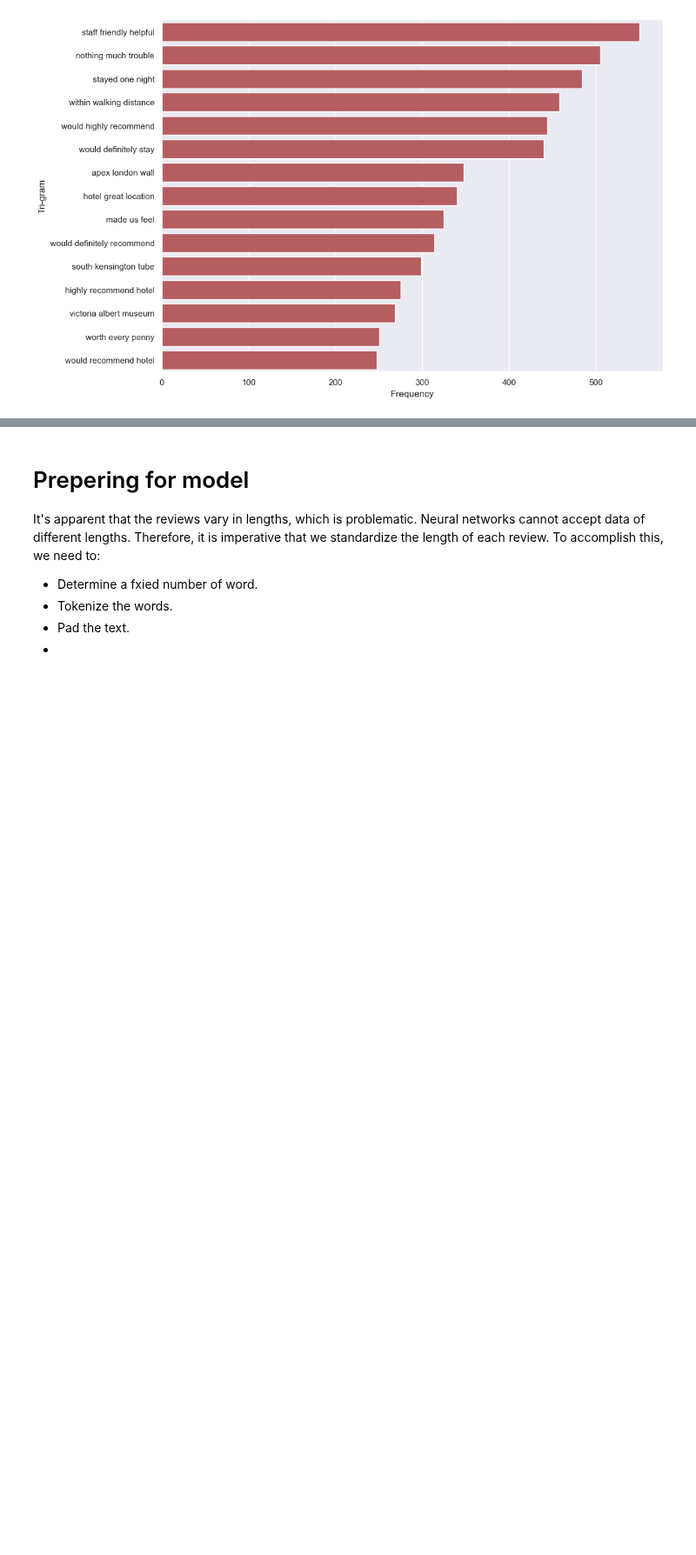
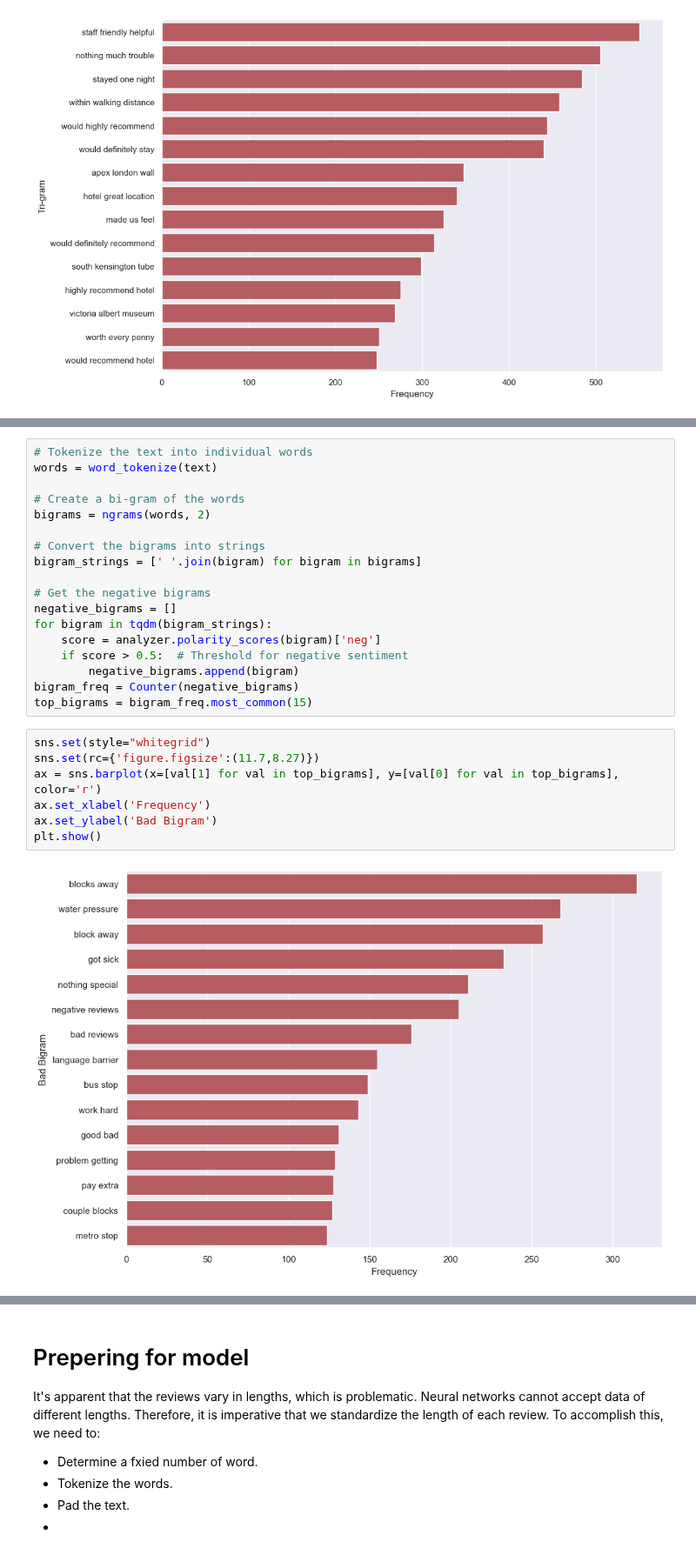
Before and after one commit to Shahmaan/Examensarbete_DS21, a Jupyter notebook: rnn_sentiment_analysis.ipynb, the cells around one changed output, grey strips where cells are left out. Shown at 87% size. Cells and saved outputs as stored; diff of their text form; blank space fills up the shorter version.

```diff
--- a/rnn_sentiment_analysis.ipynb
+++ b/rnn_sentiment_analysis.ipynb
@@ -407,0 +443,27 @@ plt.show()
+# %%
+# Tokenize the text into individual words
+words = word_tokenize(text)
+
+# Create a bi-gram of the words
+bigrams = ngrams(words, 2)
+
+# Convert the bigrams into strings
+bigram_strings = [' '.join(bigram) for bigram in bigrams]
+
+# Get the negative bigrams
+negative_bigrams = []
+for bigram in tqdm(bigram_strings):
+    score = analyzer.polarity_scores(bigram)['neg']
+    if score > 0.5:  # Threshold for negative sentiment
+        negative_bigrams.append(bigram)
+bigram_freq = Counter(negative_bigrams)
+top_bigrams = bigram_freq.most_common(15)
+# %%
+sns.set(style="whitegrid")
+sns.set(rc={'figure.figsize':(11.7,8.27)})
+ax = sns.barplot(x=[val[1] for val in top_bigrams], y=[val[0] for val in top_bigrams], color='r')
+ax.set_xlabel('Frequency')
+ax.set_ylabel('Bad Bigram')
+plt.show()
+# %% [output]
+[figure, added]
```
Also changed, not shown: parts of 28 cells of this notebook, 5 other files.
